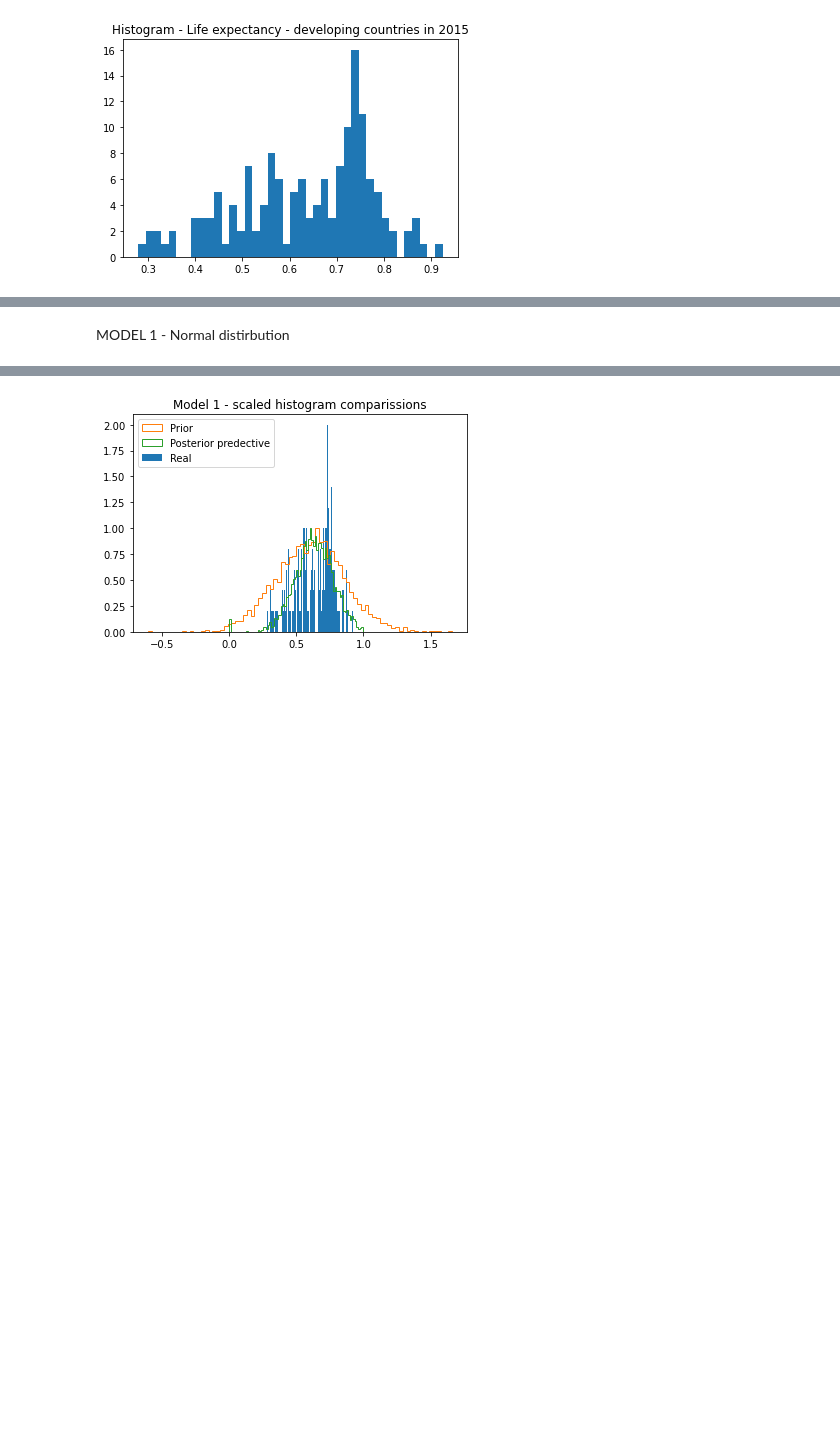
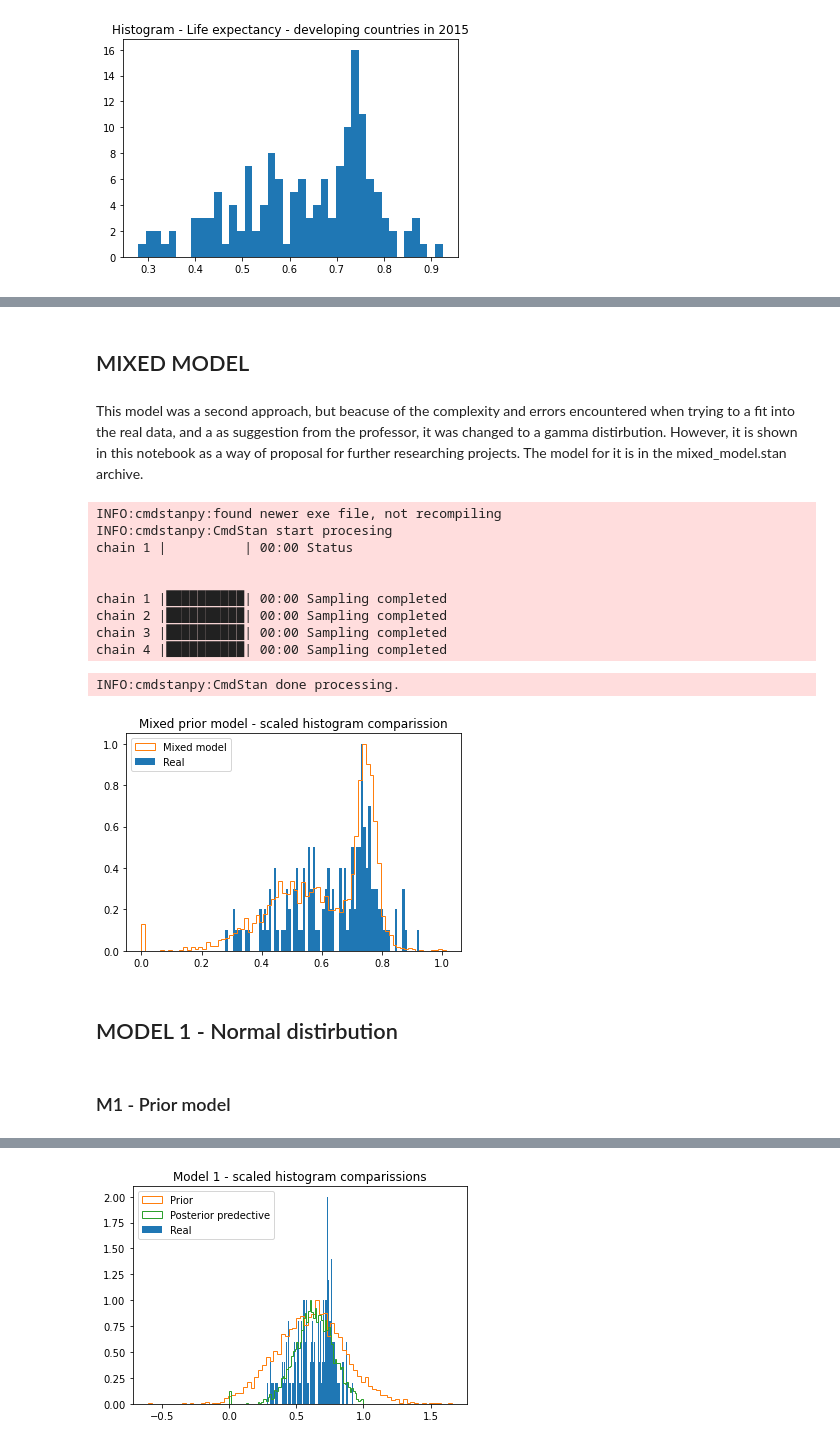
Before and after one commit to JhonVelasquez/DA_project, a Jupyter notebook: project_data_analytics.ipynb, the cells around one changed output, grey strips where cells are left out. Cells and saved outputs as stored; diff of their text form; code cells hidden in the pictures; blank space fills up the shorter version.

```diff
--- a/project_data_analytics.ipynb
+++ b/project_data_analytics.ipynb
@@ -60,2 +97,39 @@ plt.show()
+# %% [markdown]
+## MIXED MODEL
+# %% [markdown]
+This model was a second approach, but beacuse of the complexity and errors encountered when trying to a fit into the real data, and a as suggestion from the professor, it was changed to a gamma distirbution. However, it is shown in this notebook as a way of proposal for further researching projects. The model for it is in the mixed_model.stan archive.
+# %%
+model_mixed=CmdStanModel(stan_file='mixed_model.stan')
+
+R = 1000
+sim_mixed=model_mixed.sample(iter_sampling=R,
+                     iter_warmup=0,
+                     chains=4,
+                     fixed_param=True,
+                     seed=29042020,refresh=R)
+
+(counts_1, bins_1) = np.histogram(life_exp_norm_2015, bins=80)
+(counts_2, bins_2) = np.histogram(sim_mixed.stan_variable('life_exp'), bins=80)
+
+plt.hist(bins_1[:-1], bins_1, weights=(1/(max(counts_1)))*counts_1)
+plt.hist(bins_2[:-1], bins_2, weights=(1/(max(counts_2)))*counts_2, histtype='step')
+
+plt.legend(labels=["Mixed model","Real"],loc="upper left")
+plt.title("Mixed prior model - scaled histogram comparission")
+plt.show()
+# %% [output]
+INFO:cmdstanpy:found newer exe file, not recompiling
+INFO:cmdstanpy:CmdStan start procesing
+chain 1 |          | 00:00 Status
+
+
+chain 1 |██████████| 00:00 Sampling completed
+chain 2 |██████████| 00:00 Sampling completed
+chain 3 |██████████| 00:00 Sampling completed
+chain 4 |██████████| 00:00 Sampling completed
+INFO:cmdstanpy:CmdStan done processing.
+[figure, added]
 # %% [markdown]
-MODEL 1 - Normal distirbution
+## MODEL 1 - Normal distirbution
+# %% [markdown]
+### M1 - Prior model
```
Also changed, not shown: parts of 39 cells of this notebook, 3 other files.
